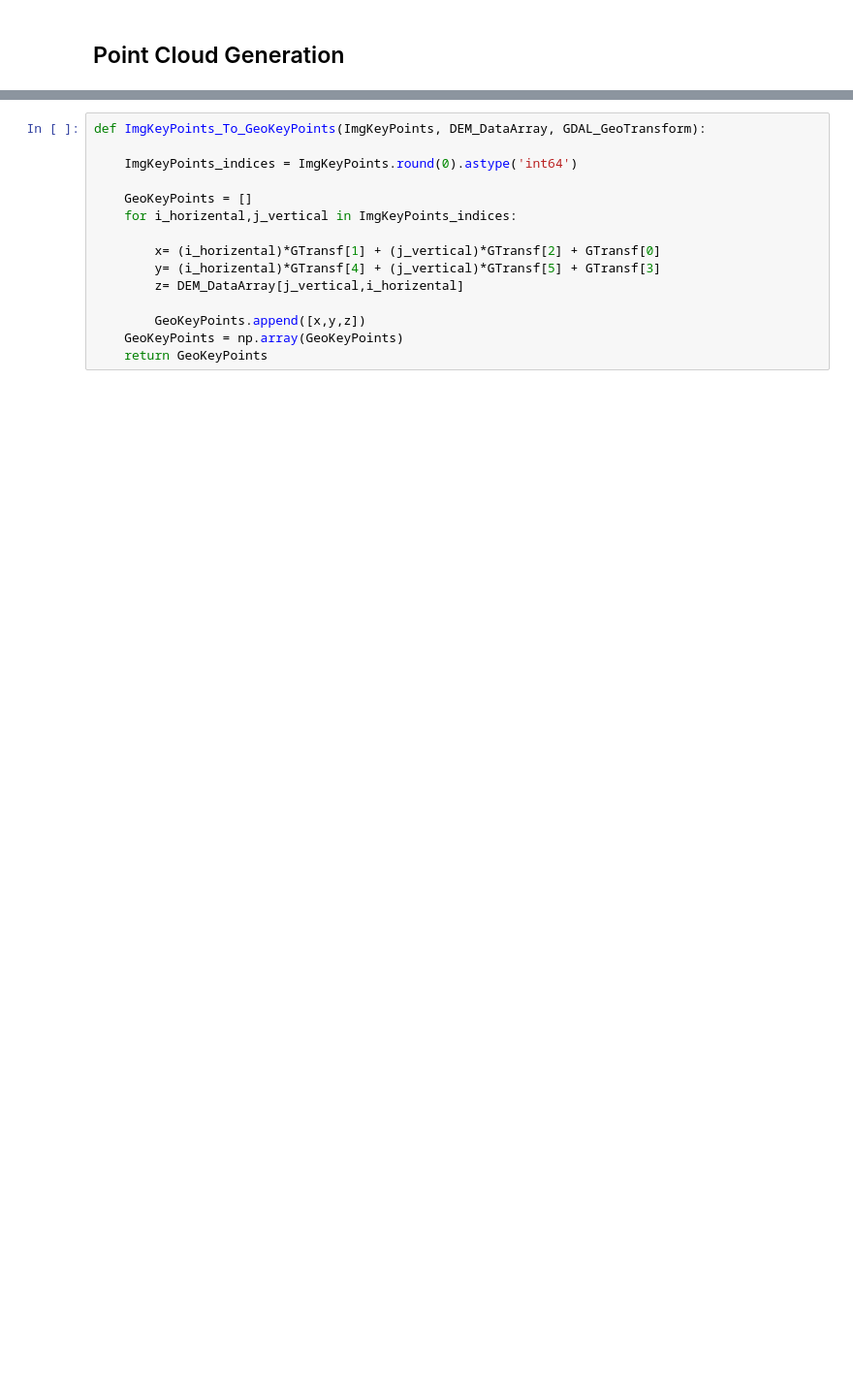
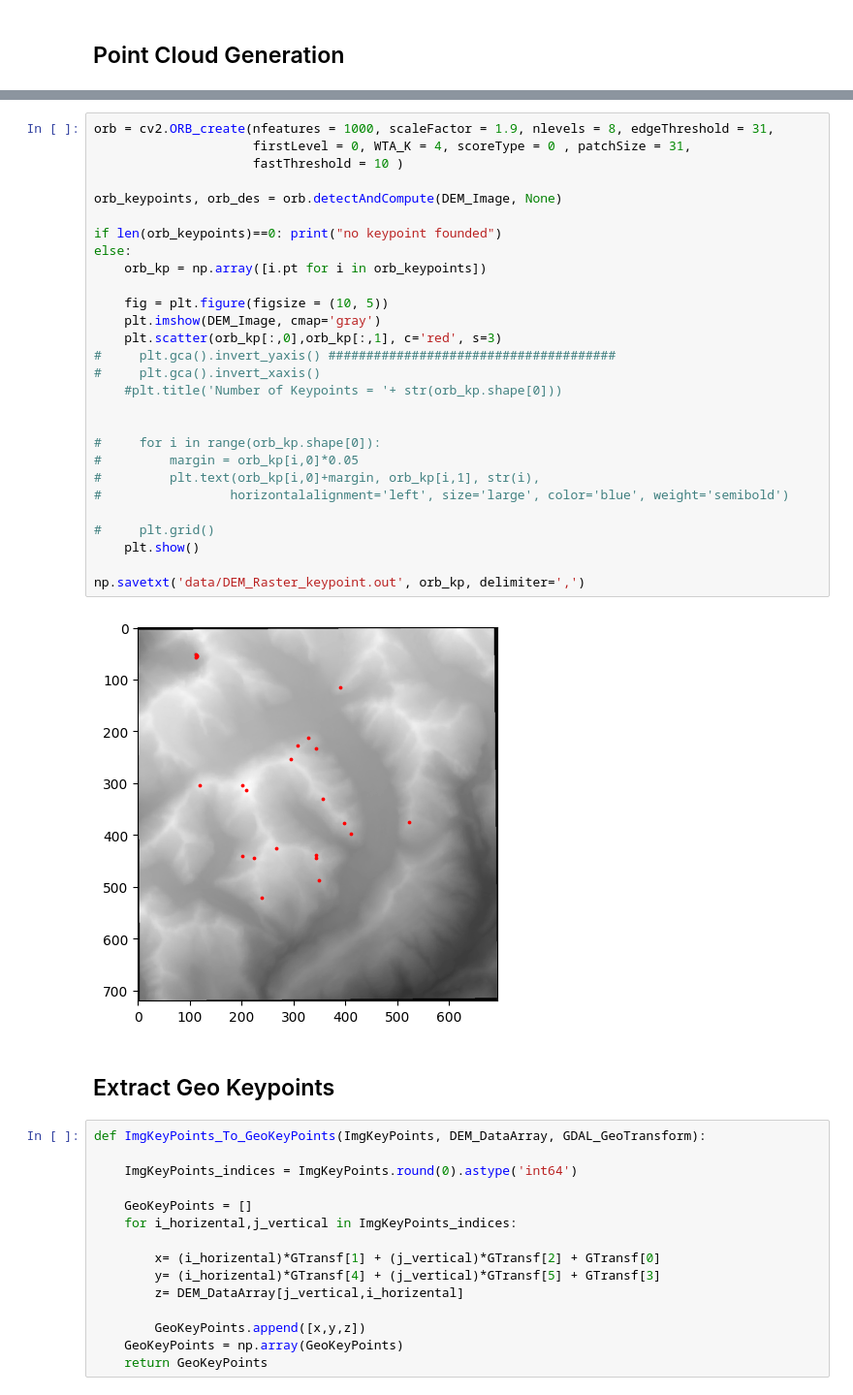
Before and after one commit to behzadgolparvar/semi-auto-monoplotting, a Jupyter notebook: DEM-Keypoint-detection.ipynb, the cells around one changed output, grey strips where cells are left out. Shown: that part at 97% size. Cells and saved outputs as stored; diff of their text form; blank space fills up the shorter version.

```diff
--- a/DEM-Keypoint-detection.ipynb
+++ b/DEM-Keypoint-detection.ipynb
@@ -427,3 +103,35 @@ print(g[202,303])
+# %%
+orb = cv2.ORB_create(nfeatures = 1000, scaleFactor = 1.9, nlevels = 8, edgeThreshold = 31,
+                     firstLevel = 0, WTA_K = 4, scoreType = 0 , patchSize = 31,
+                     fastThreshold = 10 )
+
+orb_keypoints, orb_des = orb.detectAndCompute(DEM_Image, None)
+
+if len(orb_keypoints)==0: print("no keypoint founded")
+else:
+    orb_kp = np.array([i.pt for i in orb_keypoints])
+
+    fig = plt.figure(figsize = (10, 5))
+    plt.imshow(DEM_Image, cmap='gray')
+    plt.scatter(orb_kp[:,0],orb_kp[:,1], c='red', s=3)
+#     plt.gca().invert_yaxis() ######################################
+#     plt.gca().invert_xaxis()
+    #plt.title('Number of Keypoints = '+ str(orb_kp.shape[0]))
+
+
+#     for i in range(orb_kp.shape[0]):
+#         margin = orb_kp[i,0]*0.05
+#         plt.text(orb_kp[i,0]+margin, orb_kp[i,1], str(i),
+#                 horizontalalignment='left', size='large', color='blue', weight='semibold')
+
+#     plt.grid()
+    plt.show()
+
+np.savetxt('data/DEM_Raster_keypoint.out', orb_kp, delimiter=',')
+# %% [output]
+[figure, added]
+# %% [markdown]
+## Extract Geo Keypoints
 # %%
 def ImgKeyPoints_To_GeoKeyPoints(ImgKeyPoints, DEM_DataArray, GDAL_GeoTransform):
 
```
Also changed, not shown: parts of 70 cells of this notebook, 2 other files.
